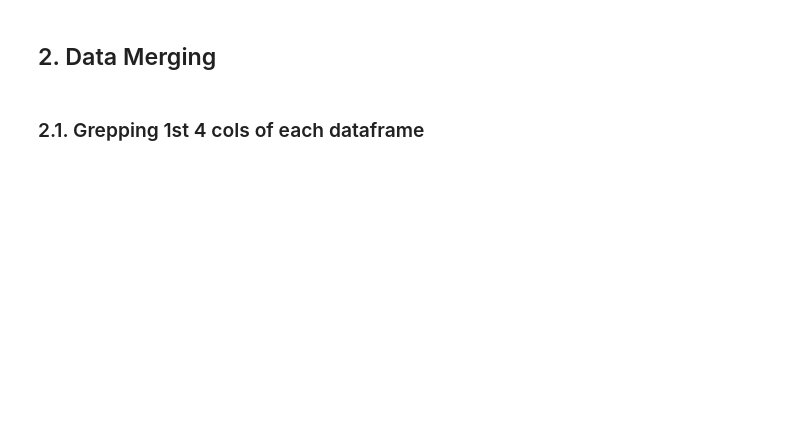
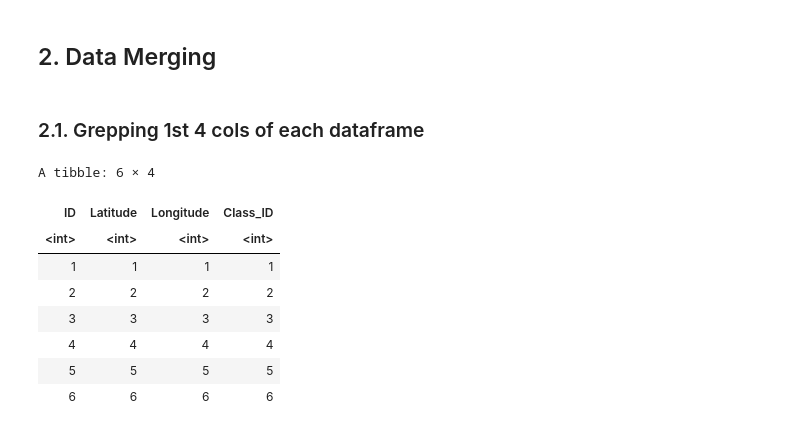
Before and after one commit to chrischank/MB3_FINAL, a Jupyter notebook: DataClean&Merge.ipynb, the cells around one changed output. Saved outputs shown, nothing was run; the diff lists cells and outputs as text; code cells hidden in the pictures; blank space fills up the shorter version.

```diff
--- a/DataClean&Merge.ipynb
+++ b/DataClean&Merge.ipynb
@@ -101,4 +101,22 @@ A spec_tbl_df: 20 × 11
 ## 2. Data Merging
 # %% [markdown]
 ### 2.1. Grepping 1st 4 cols of each dataframe
+# %%
+Merge_df <- tibble(
+    ID = 1:200,
+    Latitude = 1:200,
+    Longitude = 1:200,
+    Class_ID = 1:200)
+
+head(Merge_df)
+# %% [output]
+A tibble: 6 × 4
+| ID | Latitude | Longitude | Class_ID |
+| <int> | <int> | <int> | <int> |
+| 1 | 1 | 1 | 1 |
+| 2 | 2 | 2 | 2 |
+| 3 | 3 | 3 | 3 |
+| 4 | 4 | 4 | 4 |
+| 5 | 5 | 5 | 5 |
+| 6 | 6 | 6 | 6 |
 # %%
```
Also changed, not shown: parts of 2 cells of this notebook, 15 other files.
